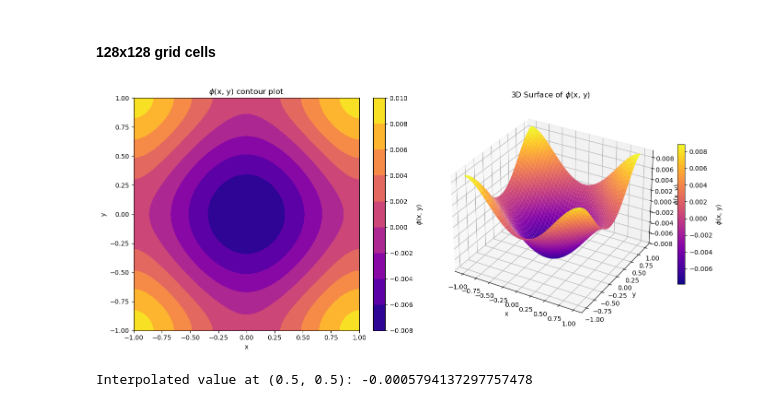
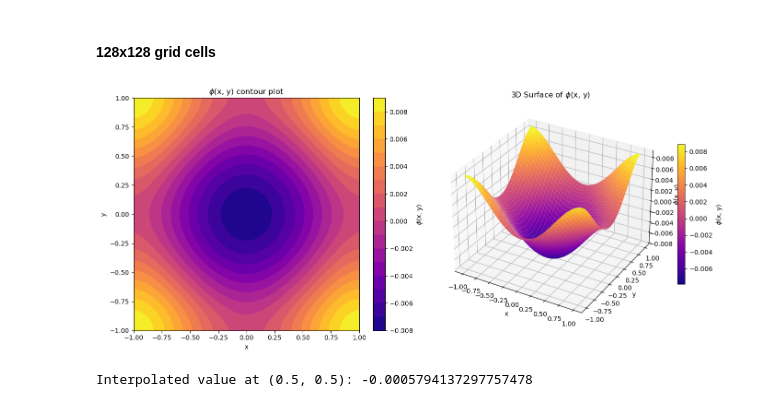
Before and after one commit to JamesGebala/Numerical_solutions_assessment-2, a Jupyter notebook: assessment_2.ipynb, the cells around one changed output. Saved outputs shown, nothing was run; the diff lists cells and outputs as text; code cells hidden in the pictures.

```diff
--- a/assessment_2.ipynb
+++ b/assessment_2.ipynb
@@ -231,28 +233,28 @@ phi128 = np.fft.ifft2(phi_hat_128).real
 # %%
 fig = plt.figure(figsize=(14,6))
 
 #subplot 1 (Left)
 ax1 = fig.add_subplot(1, 2, 1)
-pcm = ax1.contourf(X128, Y128, phi128, levels = 10, cmap="plasma")
+pcm = ax1.contourf(X128, Y128, phi128, levels = 16, cmap="plasma")
 fig.colorbar(pcm, ax = ax1, label = r"$\phi$(x, y)") #r gets rid of excape sequence errors something about regex
 ax1.set_xlabel("x")
 ax1.set_ylabel("y")
 ax1.set_title(r"$\phi$(x, y) contour plot")
 
 #subplot 2 (Right)
 ax2 = fig.add_subplot(1, 2, 2, projection = '3d')
 surf = ax2.plot_surface(X128, Y128, phi128, cmap = "plasma", edgecolor='none')
 fig.colorbar(surf, ax = ax2, shrink = 0.6, label = r"$\phi$(x, y)")
 ax2.set_xlabel("x")
 ax2.set_ylabel("y")
 ax2.set_zlabel(r"$\phi$(x, y)")
 ax2.set_title(r"3D Surface of $\phi$(x, y)")
 plt.savefig('./plot of phi')
 
 plt.tight_layout()
 plt.show()
 # %% [output]
-[figure, old version]
+[figure, new version]
 # %%
 interp128 = RegularGridInterpolator((x128, y128), phi128)
 value128 = interp128((0.5, 0.5))
```
Also changed, not shown: parts of 14 cells of this notebook.
